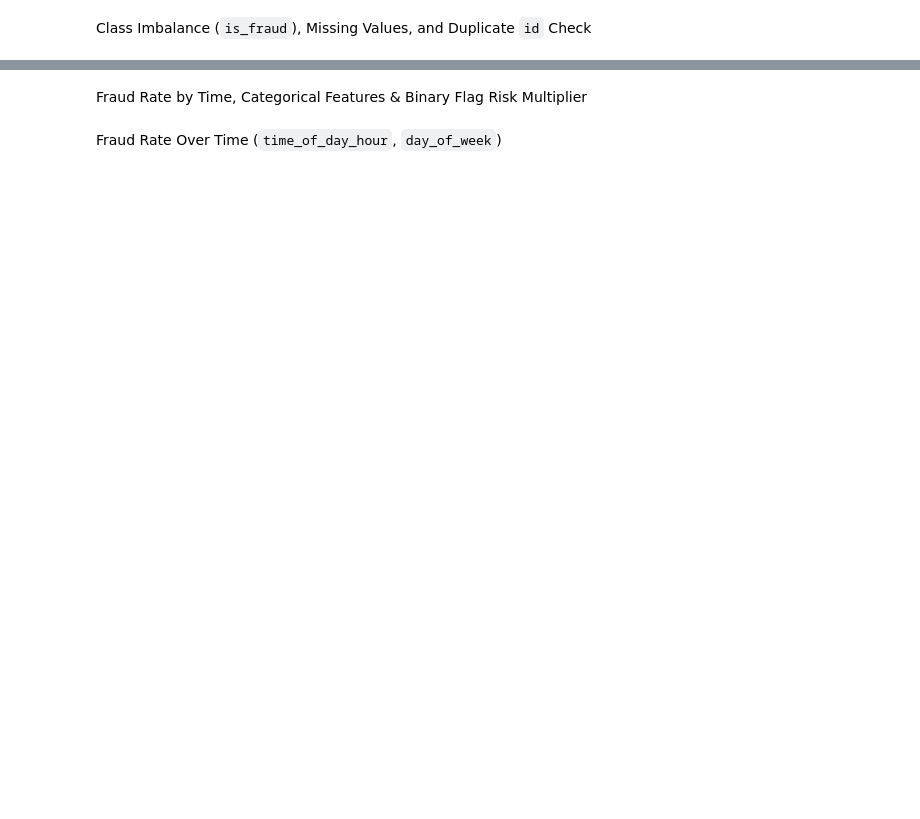
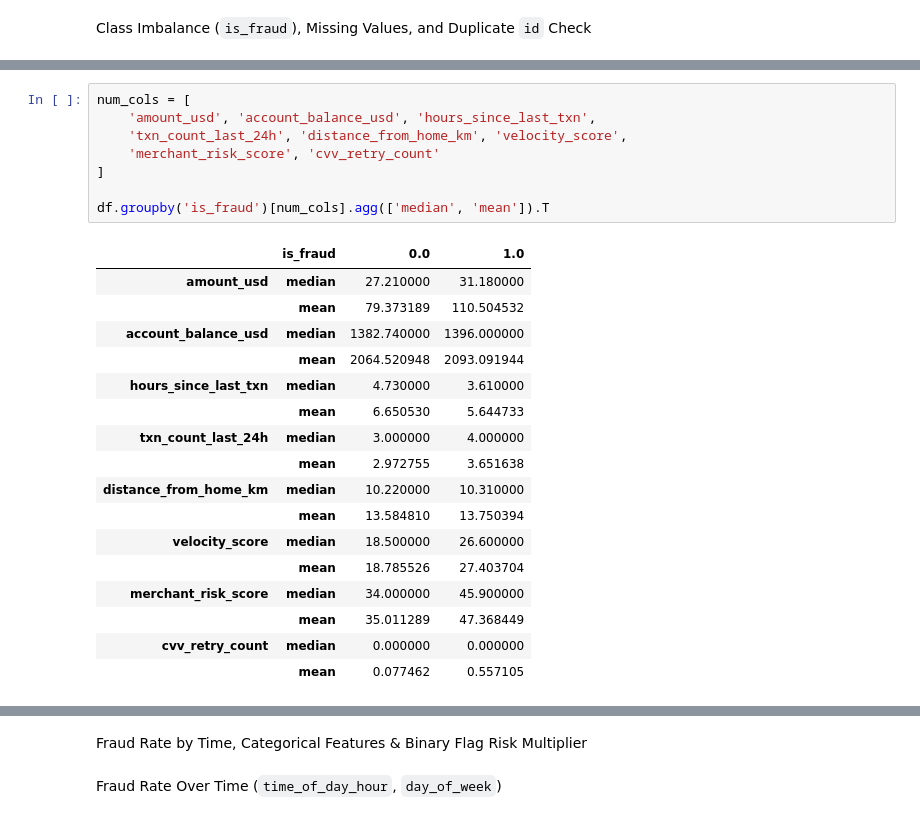
Before and after one commit to VuHaiLinh-24021547/Credit-Card-Fraud-Prediction, a Jupyter notebook: credit_card_fraud.ipynb, the cells around one changed output, grey strips where cells are left out. Cells and saved outputs as stored; diff of their text form; blank space fills up the shorter version.

```diff
--- a/credit_card_fraud.ipynb
+++ b/credit_card_fraud.ipynb
@@ -157,0 +67,26 @@ plt.show()
+# %%
+num_cols = [
+    'amount_usd', 'account_balance_usd', 'hours_since_last_txn',
+    'txn_count_last_24h', 'distance_from_home_km', 'velocity_score',
+    'merchant_risk_score', 'cvv_retry_count'
+]
+
+df.groupby('is_fraud')[num_cols].agg(['median', 'mean']).T
+# %% [output]
+|  | is_fraud | 0.0 | 1.0 |
+| amount_usd | median | 27.210000 | 31.180000 |
+|  | mean | 79.373189 | 110.504532 |
+| account_balance_usd | median | 1382.740000 | 1396.000000 |
+|  | mean | 2064.520948 | 2093.091944 |
+| hours_since_last_txn | median | 4.730000 | 3.610000 |
+|  | mean | 6.650530 | 5.644733 |
+| txn_count_last_24h | median | 3.000000 | 4.000000 |
+|  | mean | 2.972755 | 3.651638 |
+| distance_from_home_km | median | 10.220000 | 10.310000 |
+|  | mean | 13.584810 | 13.750394 |
+| velocity_score | median | 18.500000 | 26.600000 |
+|  | mean | 18.785526 | 27.403704 |
+| merchant_risk_score | median | 34.000000 | 45.900000 |
+|  | mean | 35.011289 | 47.368449 |
+| cvv_retry_count | median | 0.000000 | 0.000000 |
+|  | mean | 0.077462 | 0.557105 |
```
Also changed, not shown: parts of 17 cells of this notebook.
